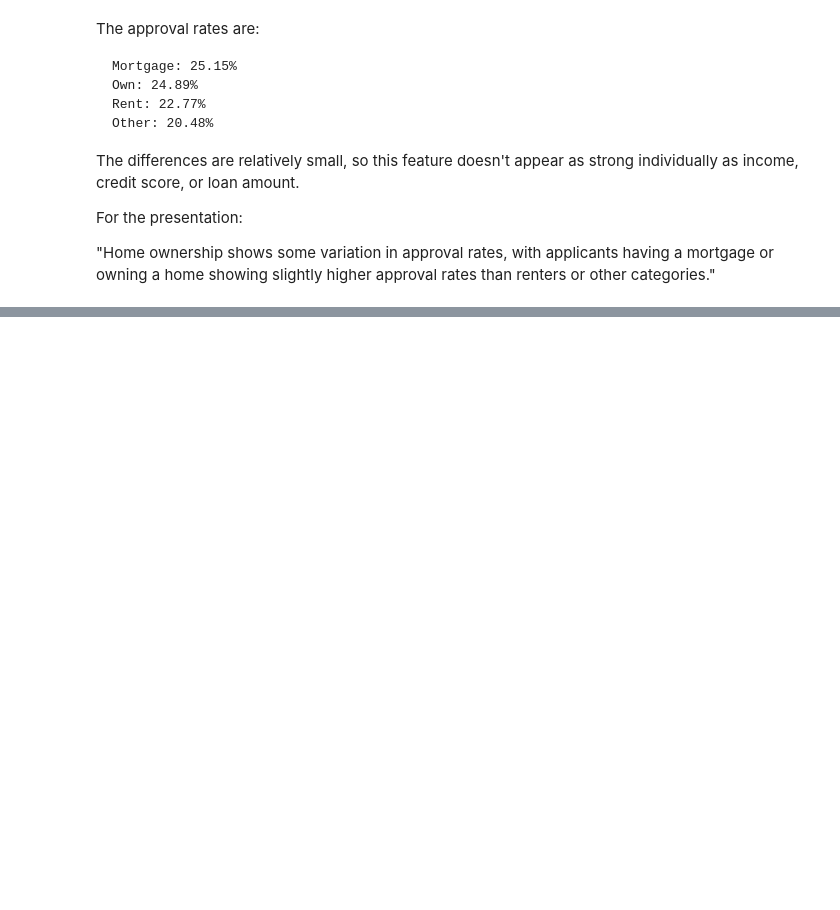
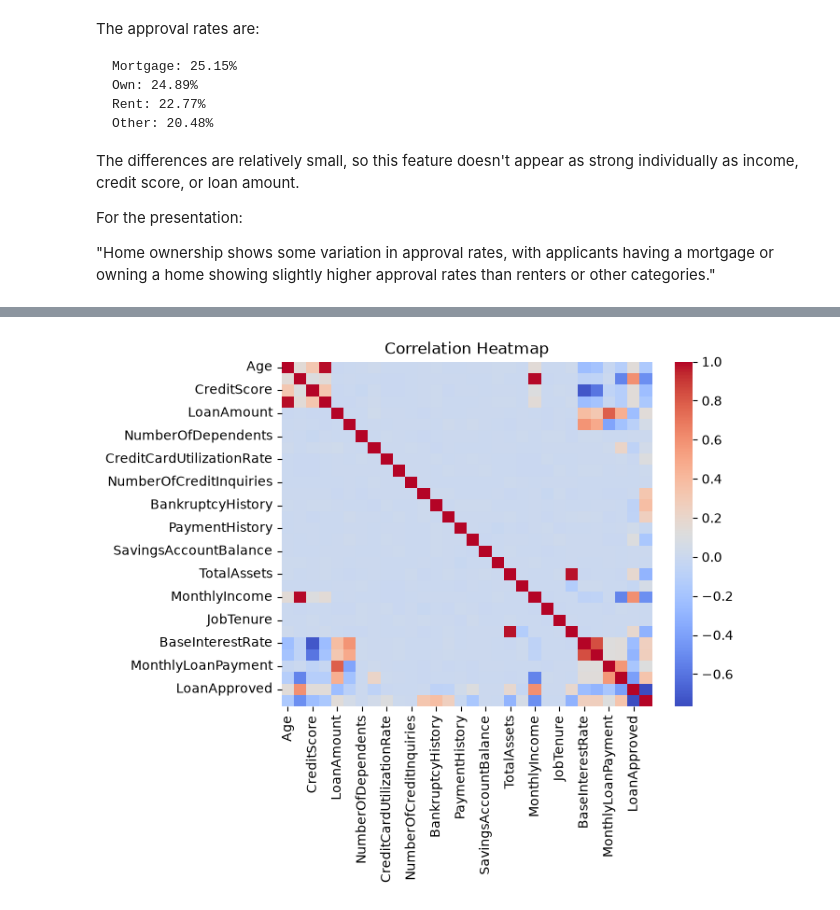
Before and after one commit to BIKRAM-GORAI/loan_approval_ml_model, a Jupyter notebook: notebooks/LoanIQ_Model.ipynb, the cells around one changed output, grey strips where cells are left out. Saved outputs shown, nothing was run; the diff lists cells and outputs as text; code cells hidden in the pictures; blank space fills up the shorter version.

```diff
--- a/notebooks/LoanIQ_Model.ipynb
+++ b/notebooks/LoanIQ_Model.ipynb
@@ -601,0 +617,6 @@ For the presentation:
+# %%
+# Calculate correlations between numerical columns
+correlation = df.corr(numeric_only=True)
+
+# Display the correlation matrix
+correlation
@@ -601,0 +642,11 @@ For the presentation:
+# %%
+# Display the correlation matrix as a heatmap
+sns.heatmap(correlation, cmap="coolwarm")
+
+# Add a title
+plt.title("Correlation Heatmap")
+
+# Display the graph
+plt.show()
+# %% [output]
+[figure, added]
```
Also changed, not shown: parts of 59 cells of this notebook, 3 other files.
